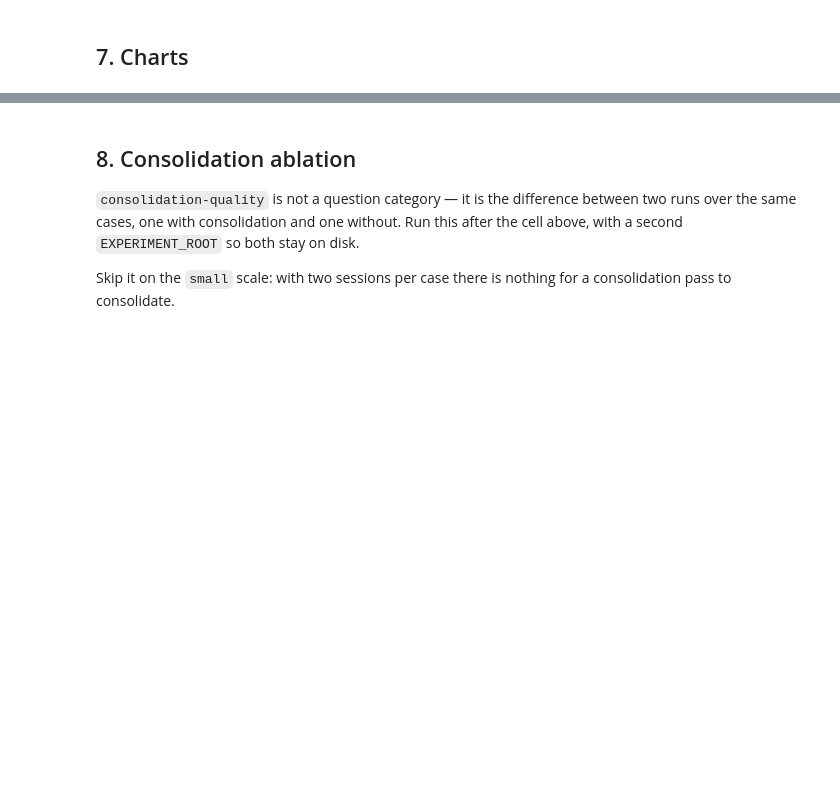
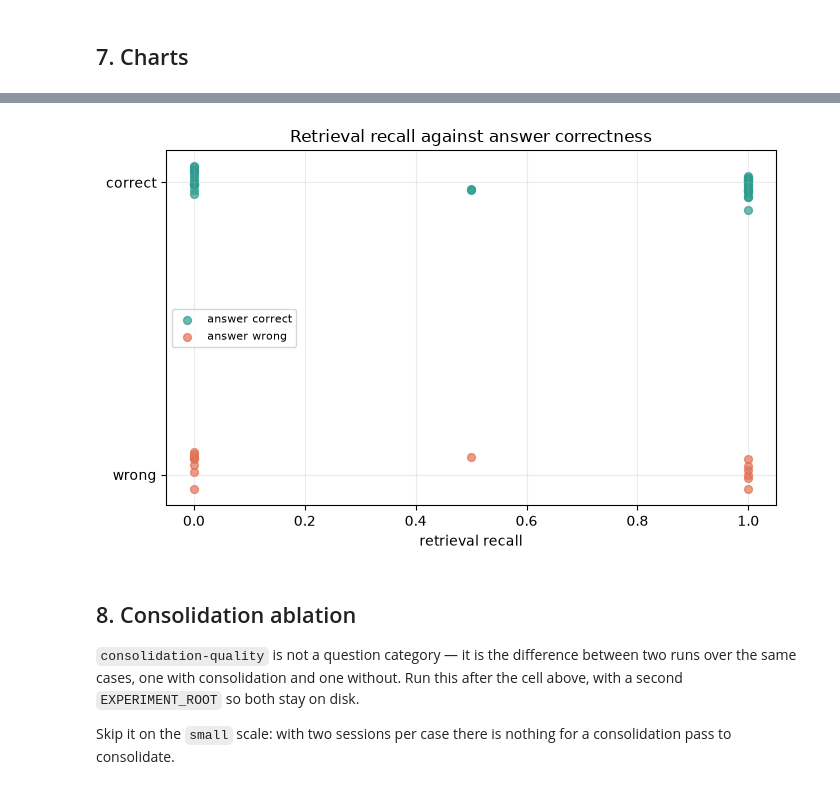
Before and after one commit to giurlanda/deep-memory-agent, a Jupyter notebook: benchmark/run_benchmark.ipynb, the cells around one changed output, grey strips where cells are left out. Cells and saved outputs as stored; diff of their text form; code cells hidden in the pictures; blank space fills up the shorter version.

```diff
--- a/benchmark/run_benchmark.ipynb
+++ b/benchmark/run_benchmark.ipynb
@@ -224,5 +332,8 @@ plot_decomposition(summary);
 # %%
-plot_recall_vs_accuracy(experiment.results);
+results = load_result(EXPERIMENT_ROOT / 'result.json')
+plot_recall_vs_accuracy(results);
+# %% [output]
+[figure, added]
 # %% [markdown]
 ## 8. Consolidation ablation
 
```
Also changed, not shown: parts of 14 cells of this notebook, 7 other files.
